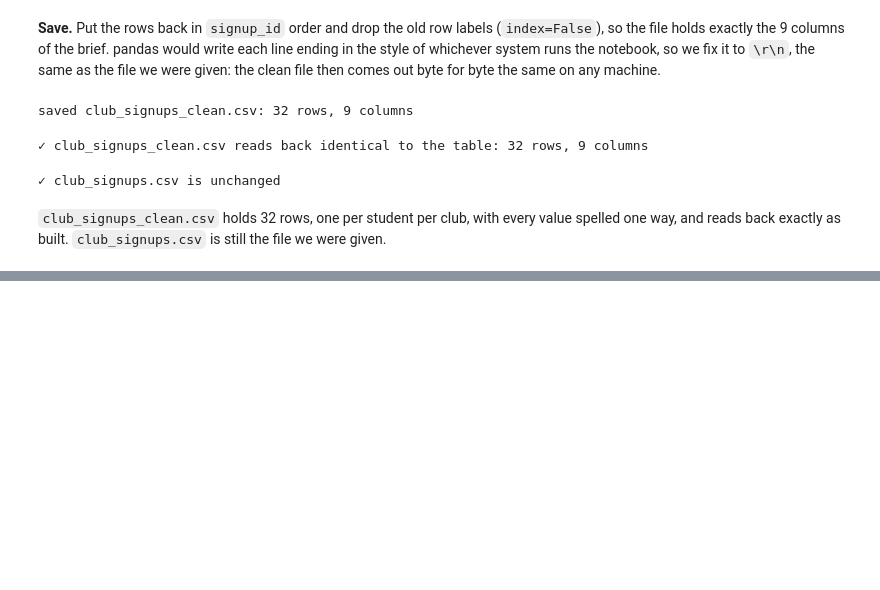
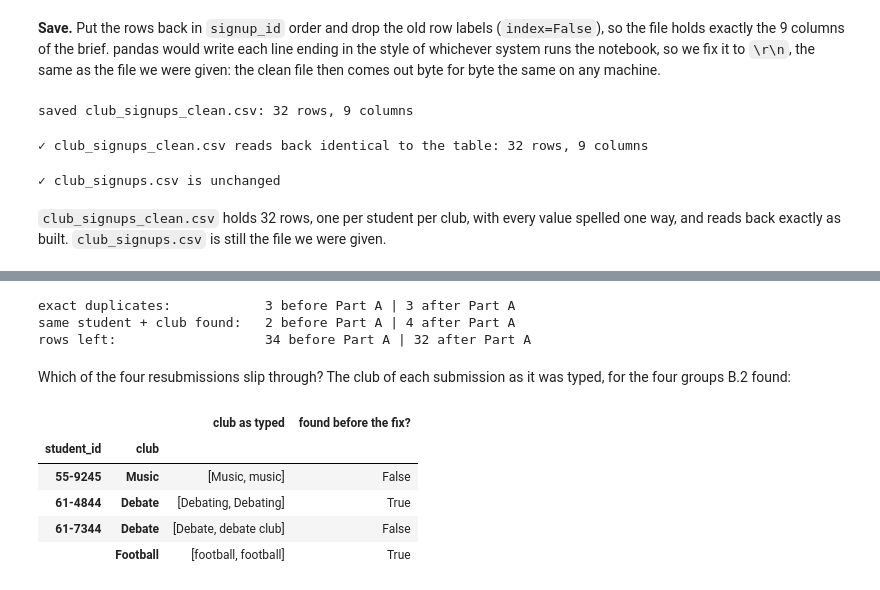
Before and after one commit to DanEhab/daniel-ehab_58-3825_MET-02_task1, a Jupyter notebook: task1.ipynb, the cells around one changed output, grey strips where cells are left out. Saved outputs shown, nothing was run; the diff lists cells and outputs as text; code cells hidden in the pictures; blank space fills up the shorter version.

```diff
--- a/task1.ipynb
+++ b/task1.ipynb
@@ -612,0 +621,26 @@ print("✓ club_signups.csv is unchanged")
+# %%
+early = raw.drop_duplicates()                # B.1 on the raw data
+early_exact = len(raw) - len(early)
+early_key = early.duplicated(KEY).sum()       # B.2 with the clubs as typed
+
+print(f"exact duplicates:            {early_exact} before Part A | {exact_removed} after Part A")
+print(f"same student + club found:   {early_key} before Part A | {resubmissions_removed} after Part A")
+print(f"rows left:                   {len(early) - early_key} before Part A | {len(signups)} after Part A")
+# %% [output]
+exact duplicates:            3 before Part A | 3 after Part A
+same student + club found:   2 before Part A | 4 after Part A
+rows left:                   34 before Part A | 32 after Part A
+# %% [markdown]
+Which of the four resubmissions slip through? The club of each submission as it was typed, for the four groups B.2 found:
+# %%
+typed = raw.drop_duplicates().set_index("signup_id")["club"]
+order_check = resubmitted.assign(typed=resubmitted["signup_id"].map(typed)).groupby(KEY)["typed"].agg(list).to_frame("club as typed")
+order_check["found before the fix?"] = order_check["club as typed"].map(lambda spellings: len(set(spellings)) == 1)
+order_check
+# %% [output]
+|  |  | club as typed | found before the fix? |
+| student_id | club |  |  |
+| 55-9245 | Music | [Music, music] | False |
+| 61-4844 | Debate | [Debating, Debating] | True |
+| 61-7344 | Debate | [Debate, debate club] | False |
+|  | Football | [football, football] | True |
```
Also changed, not shown: parts of 7 cells of this notebook.
